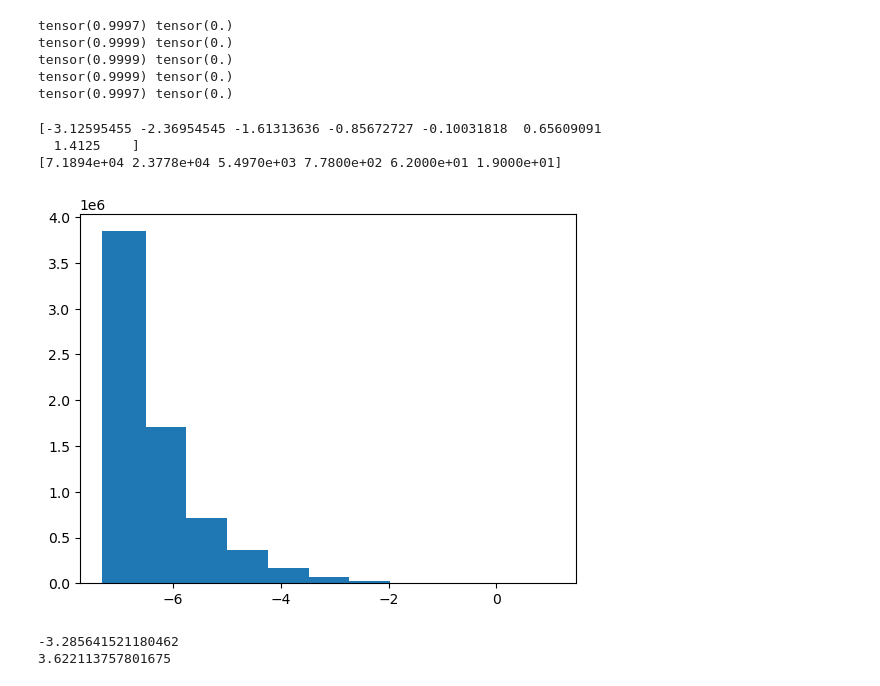
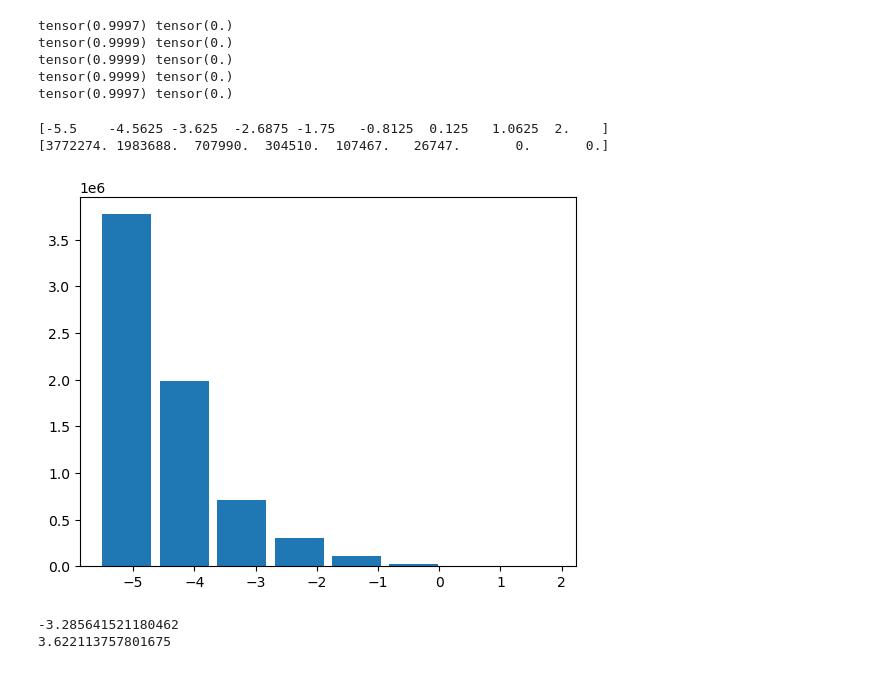
Before and after one commit to dinesh110598/Quark_Gluon_data, a Jupyter notebook: explore.ipynb, the cells around one changed output. Cells and saved outputs as stored; diff of their text form; code cells hidden in the pictures.

```diff
--- a/explore.ipynb
+++ b/explore.ipynb
@@ -493,8 +493,8 @@ with h5.File('quark_jets_ecal.h5') as g:
 with h5.File('quark_ecal_graph_normalized.h5') as g:
     device = "cpu"
     w = 10_000
-    # bins = np.linspace(-6.908, 1.4125, 12)
-    # hist = np.zeros(bins.shape[0] - 1)
+    bins = np.linspace(-5.5, 2, 9)
+    hist = np.zeros(bins.shape[0] - 1)
     for i in range(5):
         X = g['X'][i*w: (i+1)*w]
         mask = torch.from_numpy(g['mask'][i*w: (i+1)*w])
@@ -502,17 +502,16 @@ with h5.File('quark_ecal_graph_normalized.h5') as g:
         # Studying the typical energies
         E_hit = torch.from_numpy(X[:, :, 2])
         X_hit = torch.from_numpy(X[:, :, :2])
-        # log_E_hit = torch.nan_to_num(torch.log(E_hit), neginf=0.)
+        log_E_hit = torch.nan_to_num(torch.log(E_hit), neginf=0.)
 
-        # log_E_hit_mean = (log_E_hit.sum(1)/counts).unsqueeze(1)
-        # # print(log_E_hit.shape, log_E_hit_mean.shape, mask.shape)
-        # log_E_hit_var = (((log_E_hit - log_E_hit_mean)*mask)**2).sum(1)/counts
+        log_E_hit_mean = (log_E_hit.sum(1)/counts).unsqueeze(1)
+        log_E_hit_var = (((log_E_hit - log_E_hit_mean)*mask)**2).sum(1)/counts
 
         # print("Mean log_E: ", log_E_hit_mean.mean(),
         #       "Std log_E: ", log_E_hit_var.sqrt().mean())
         print(E_hit.max(), E_hit.min())
-        # for j in range(w):
-        #     hist += np.histogram(log_E_hit[j, :counts[j]], bins)[0]
+        for j in range(w):
+            hist += np.histogram(log_E_hit[j, :counts[j]], bins)[0]
 # %% [output]
 tensor(0.9997) tensor(0.)
 tensor(0.9999) tensor(0.)
@@ -520,18 +519,17 @@ tensor(0.9999) tensor(0.)
 tensor(0.9999) tensor(0.)
 tensor(0.9997) tensor(0.)
 # %%
-print(bins[-7:])
-print(hist[-6:])
+print(bins)
+print(hist)
 # %% [output]
-[-3.12595455 -2.36954545 -1.61313636 -0.85672727 -0.10031818  0.65609091
-  1.4125    ]
-[7.1894e+04 2.3778e+04 5.4970e+03 7.7800e+02 6.2000e+01 1.9000e+01]
+[-5.5    -4.5625 -3.625  -2.6875 -1.75   -0.8125  0.125   1.0625  2.    ]
+[3772274. 1983688.  707990.  304510.  107467.   26747.       0.       0.]
 # %%
 # Plotting the histogram of log energies
-plt.bar(bins[:-1], hist)
+plt.bar(bins[:-1], hist, align='edge')
 plt.show()
 # %% [output]
-[figure, old version]
+[figure, new version]
 # %%
 print(0.5*(np.log(1.4) + np.log(1e-3)))
 print(0.5*(np.log(1.4) - np.log(1e-3)))
```
Also changed, not shown: 3 other files.
